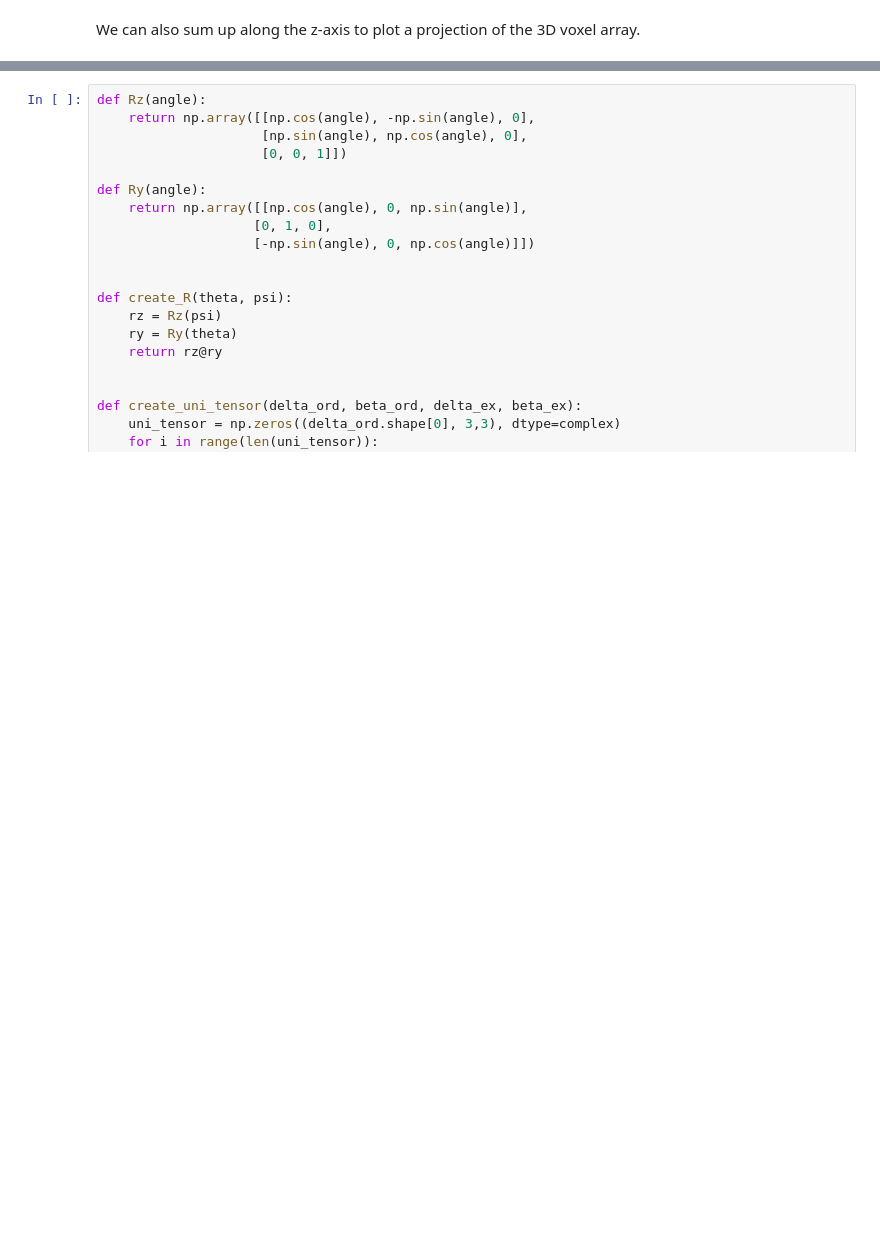
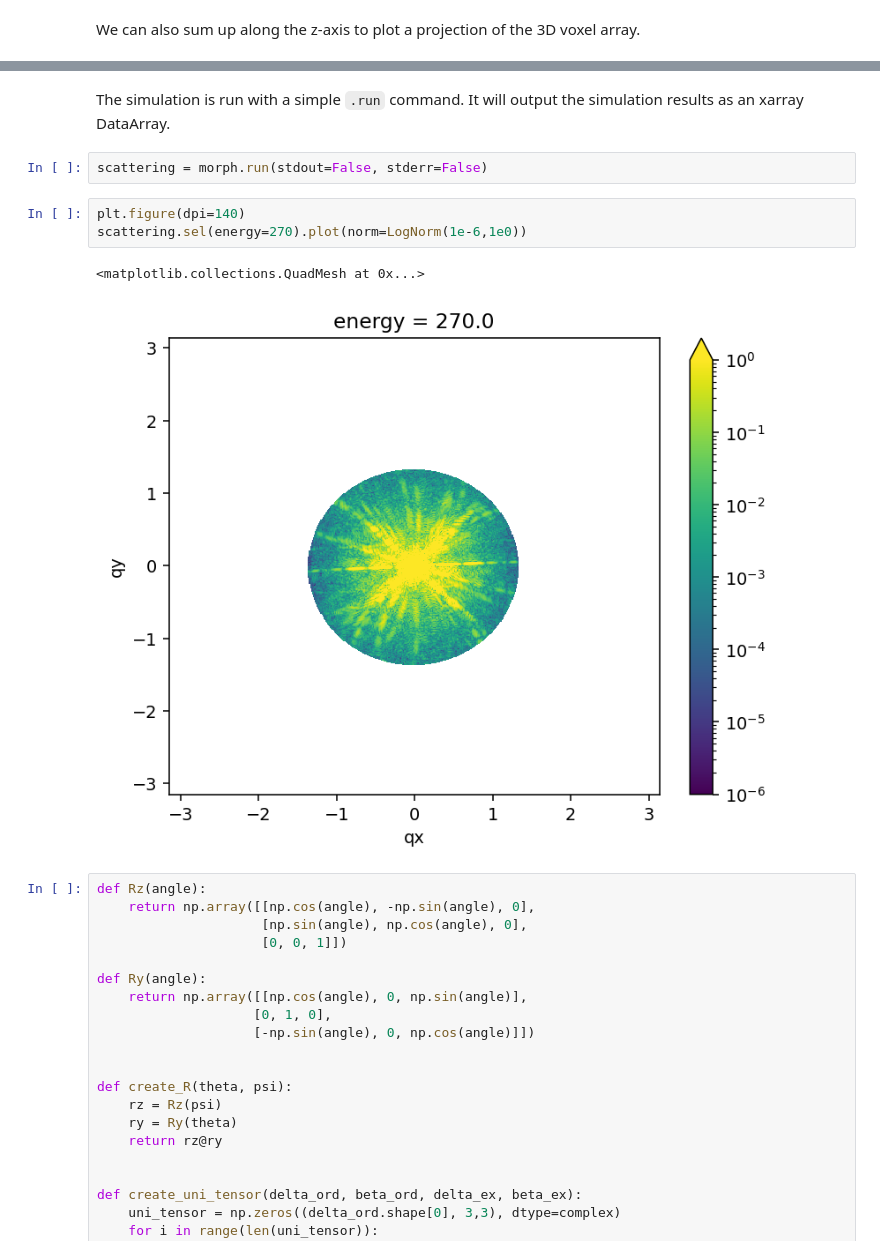
Before and after one commit to usnistgov/NRSS, a Jupyter notebook: src/NRSS_tutorials/MWCNTs/nb3_nrss.ipynb, the cells around one changed output, grey strips where cells are left out. Drawn from its saved outputs; the diff is of its cells as text; blank space fills up the shorter version.

```diff
--- a/src/NRSS_tutorials/MWCNTs/nb3_nrss.ipynb
+++ b/src/NRSS_tutorials/MWCNTs/nb3_nrss.ipynb
@@ -117,3 +229,13 @@ from NRSS.visualizer import morphology_visualizer
+# %% [markdown]
+The simulation is run with a simple `.run` command. It will output the simulation results as an xarray DataArray.
+# %%
+scattering = morph.run(stdout=False, stderr=False)
+# %%
+plt.figure(dpi=140)
+scattering.sel(energy=270).plot(norm=LogNorm(1e-6,1e0))
+# %% [output]
+<matplotlib.collections.QuadMesh at 0x...>
+[figure, added]
 # %%
 def Rz(angle):
     return np.array([[np.cos(angle), -np.sin(angle), 0],
```
Also changed, not shown: parts of 24 cells of this notebook, 2 other files.
